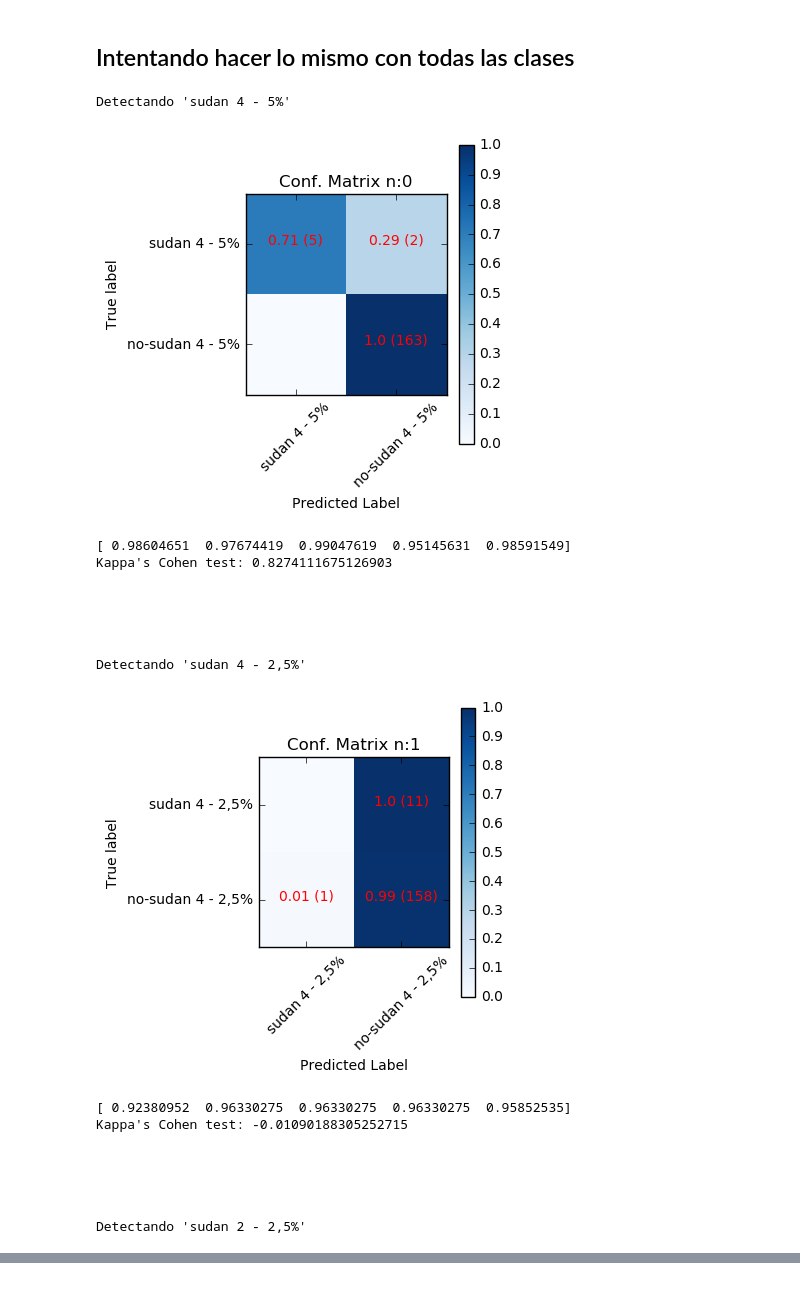
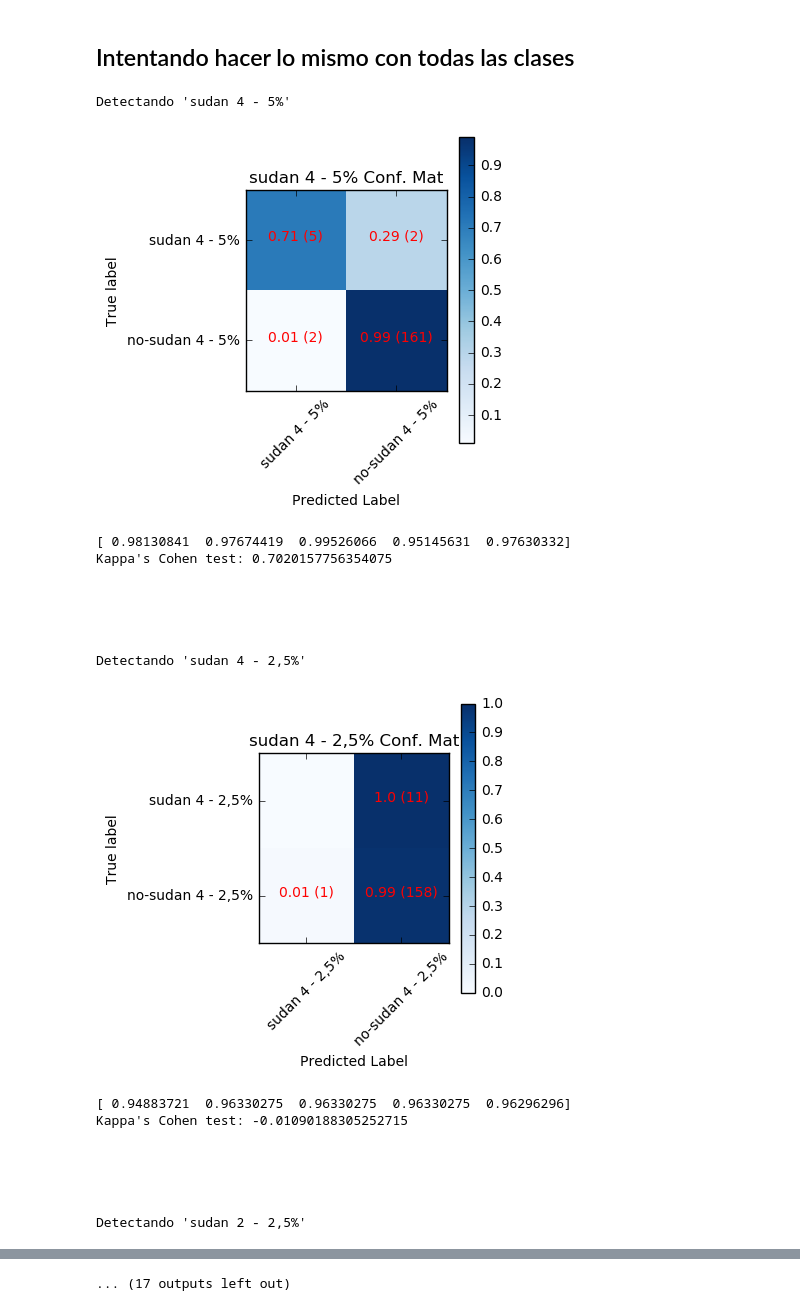
Before and after one commit to samuel1a0/charla_py, a Jupyter notebook: Recursive Feature Elimination V1.ipynb, the cells around one changed output, grey strips where cells are left out. Cells and saved outputs as stored; diff of their text form; code cells hidden in the pictures.

```diff
--- a/Recursive Feature Elimination V1.ipynb
+++ b/Recursive Feature Elimination V1.ipynb
@@ -91,8 +26,8 @@ loader.load_all()
 data = loader.get_all()
 # %%
 std = StandardScaler()
-data['n_clase'] = np.where(data['clase']=='sin adulterar', 0, 1)
-normalized = std.fit_transform(data.iloc[:,:-2])
+target = np.where(data['clase']=='sin adulterar', 0, 1)
+normalized = std.fit_transform(data.iloc[:,:-1])
 # %%
 cor_data = pd.DataFrame(normalized).corr()
 
@@ -114,6 +40,6 @@ plt.show()
 # %%
-data['n_clase'] = np.where(data['clase']=='sin adulterar', 0, 1)
-X_train, X_test, y_train, y_test = train_test_split(normalized, data["n_clase"], test_size=.3, random_state=10)
+target = np.where(data['clase']=='sin adulterar', 0, 1)
+X_train, X_test, y_train, y_test = train_test_split(normalized, target, test_size=.3, random_state=10)
 
 model = LogisticRegression()# create the RFE model and select 10 from 1557 attributes
 rfe = RFE(model, 10, step=10)
@@ -130,14 +55,14 @@ print("shape of new_data: {}".format(new_data.shape))
 shape of new_data: (566, 10)
 # %%
 from sklearn.ensemble import RandomForestClassifier
-# clf = ExtraTreesClassifier(max_depth=6, n_jobs=4, n_estimators=20)
-clf = RandomForestClassifier(max_depth=6, n_jobs=4, n_estimators=20, criterion="gini")
+
+clf = RandomForestClassifier(max_depth=5, n_jobs=4, n_estimators=20, criterion="gini")
 clf.fit(X_train[:, indices[0]], y_train)
 p = clf.predict(X_test[:, indices[0]])
 cm = confusion_matrix(y_pred=p, y_true=y_test)
 
-plot_confusion_matrix(classes=["S/A", "A"], cm=cm, norm=True, title="Prb")
-val = cross_val_score(estimator=clf, X=normalized[:, indices[0]], y=data["n_clase"], n_jobs=4, scoring="f1", cv=5)
+plot_confusion_matrix(classes=["S/A", "Adulterado"], cm=cm, norm=True, title="Prb 1(Sin Adulterar)")
+val = cross_val_score(estimator=clf, X=normalized[:, indices[0]], y=target, n_jobs=4, scoring="f1", cv=5)
 print(val)
 cohen_kappa_score(y_test, p)
 # %% [output]
@@ -156,42 +83,42 @@ plt.show()
 # %%
 for i, c in enumerate(loader.datos.keys()):
     print("Detectando '{}'".format(c))
-    model = LogisticRegression()
+    model = LogisticRegression(class_weight="balanced")
     # create the RFE model to select 30 of 1557 attributes
-    rfe = RFE(model, 20, step=10)
-    data['n_clase'] = np.where(data['clase']==c, 0, 1)
+    rfe = RFE(model, 30, step=30)
+    target = np.where(data['clase']==c, 0, 1)
 
-    X_train, X_test, y_train, y_test = train_test_split(normalized, data["n_clase"], test_size=.3, random_state=10)
+    X_train, X_test, y_train, y_test = train_test_split(normalized, target, test_size=.3, random_state=10)
 
     rfe = rfe.fit(X_train, y_train)
 
     indices = np.where(rfe.support_)   # Rank of each feature. 1 means the feature was selected
     new_data = normalized[:, indices[0]]
 
 #     clf = ExtraTreesClassifier(max_depth=4, n_jobs=4, n_estimators=20)
     clf = RandomForestClassifier(max_depth=6, n_jobs=4, n_estimators=20, criterion="gini")
     clf.fit(X_train[:, indices[0]], y_train)
     p = clf.predict(X_test[:, indices[0]])
     cm = confusion_matrix(y_pred=p, y_true=y_test)
 
-    plot_confusion_matrix(classes=[c, "no-{}".format(c)], cm=cm, norm=True, title="Conf. Matrix n:{}".format(i) )
-    val = cross_val_score(estimator=clf, X=new_data, y=data["n_clase"], n_jobs=4, scoring="f1", cv=5)
+    plot_confusion_matrix(classes=[c, "no-{}".format(c)], cm=cm, norm=True, title="{} Conf. Mat".format(c) )
+    val = cross_val_score(estimator=clf, X=new_data, y=target, n_jobs=4, scoring="f1", cv=5)
     print(val)
     print("Kappa's Cohen test: {}".format(cohen_kappa_score(y_test, p)))
     print("\n\n\n\n")
 # %% [output]
 Detectando 'sudan 4 - 5%'
-[figure, old version]
+[figure, new version]
-[ 0.98604651  0.97674419  0.99047619  0.95145631  0.98591549]
-Kappa's Cohen test: 0.8274111675126903
+[ 0.98130841  0.97674419  0.99526066  0.95145631  0.97630332]
+Kappa's Cohen test: 0.7020157756354075
 
 
 
 
 
 Detectando 'sudan 4 - 2,5%'
-[figure, old version]
+[figure, new version]
-[ 0.92380952  0.96330275  0.96330275  0.96330275  0.95852535]
+[ 0.94883721  0.96330275  0.96330275  0.96330275  0.96296296]
 Kappa's Cohen test: -0.01090188305252715
 
 
@@ -210,0 +157 @@ Detectando 'sudan 4 - 1%'
+... (17 outputs left out)
```
Also changed, not shown: parts of 8 cells of this notebook, 7 other files.
